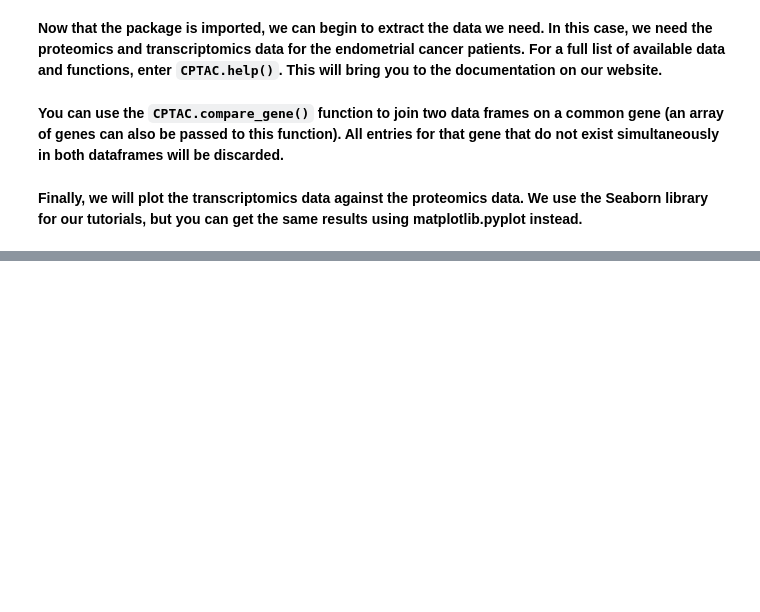
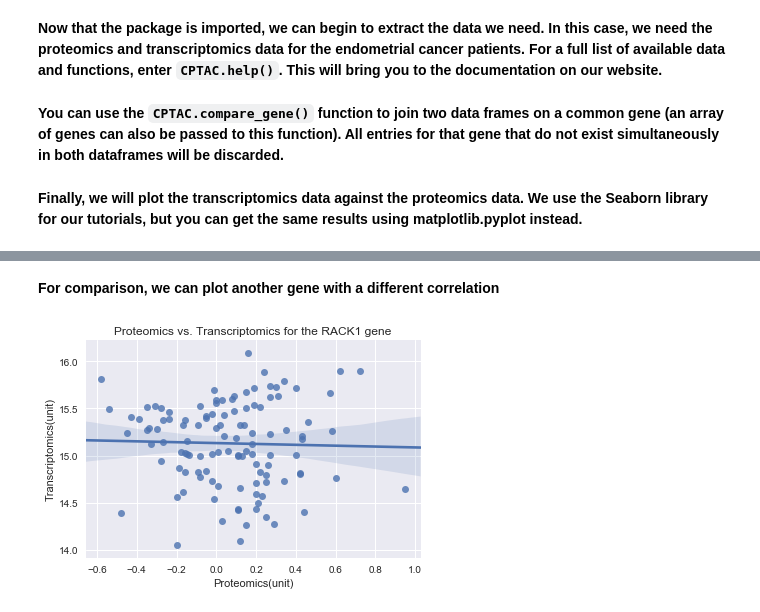
Before and after one commit to PayneLab/cptac, a Jupyter notebook: doc/use-case-1.ipynb, the cells around one changed output, grey strips where cells are left out. Cells and saved outputs as stored; diff of their text form; code cells hidden in the pictures; blank space fills up the shorter version.

```diff
--- a/doc/use-case-1.ipynb
+++ b/doc/use-case-1.ipynb
@@ -41,0 +43,10 @@ plt.show()
+# %% [markdown]
+<b>For comparison, we can plot another gene with a different correlation</b>
+# %%
+cross2 = CPTAC.compare_gene(proteomics, transcriptomics, 'RACK1')
+plot = sns.regplot(x="proteomics", y="transcriptomics", data=cross2)
+plot.set_title("Proteomics vs. Transcriptomics for the RACK1 gene")
+plot.set(xlabel="Proteomics(unit)",ylabel="Transcriptomics(unit)")
+plt.show()
+# %% [output]
+[figure, added]
```
Also changed, not shown: parts of 1 cell of this notebook, 1 other file.
